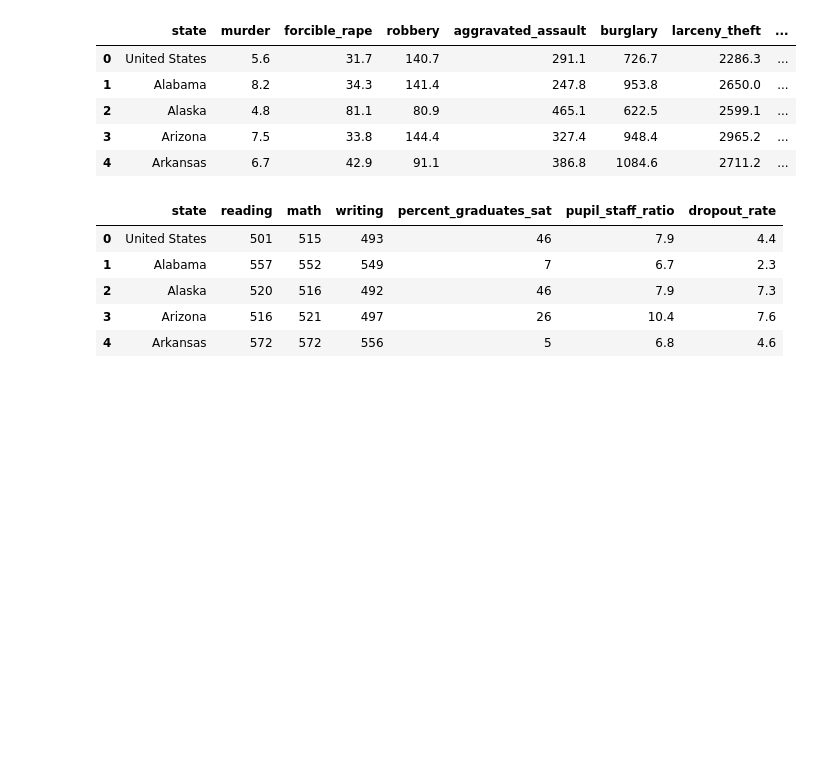
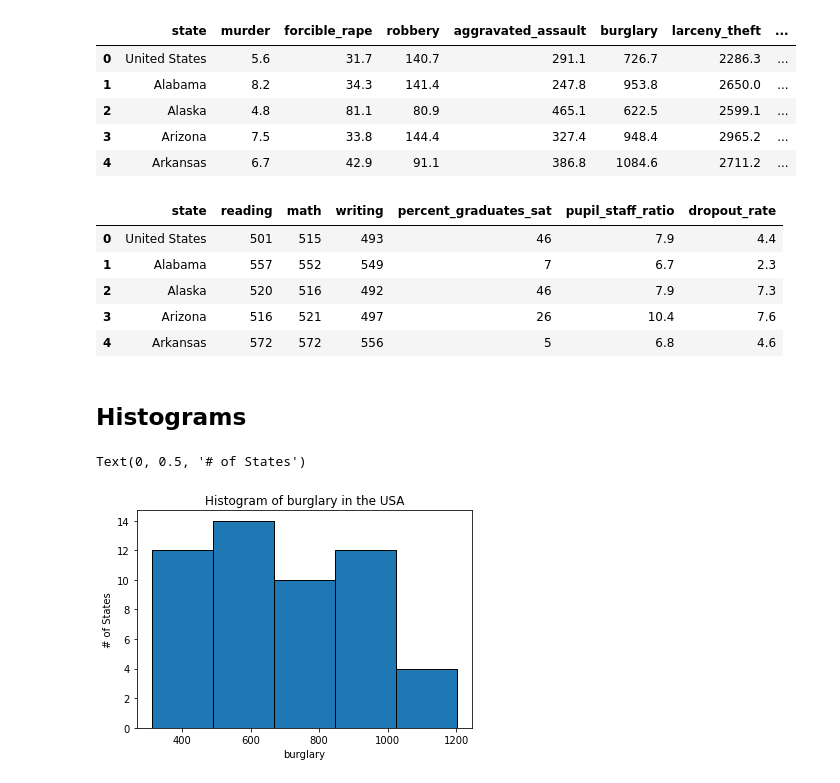
Before and after one commit to samantoz/dsc640-data_presentation, a Jupyter notebook: notebook/ex6.2.ipynb, the cells around one changed output. Saved outputs shown, nothing was run; the diff lists cells and outputs as text; code cells hidden in the pictures; blank space fills up the shorter version.

```diff
--- a/notebook/ex6.2.ipynb
+++ b/notebook/ex6.2.ipynb
@@ -66,8 +66,8 @@ birth_rate.head()
 # %%
 file_path = f"{data_path}\\{csvfiles[1]}"
 # print(file_path)
-crimeratesbystate = pd.read_csv(file_path, sep=',', header=0)
-crimeratesbystate.head()
+crime = pd.read_csv(file_path, sep=',', header=0)
+crime.head()
 # %% [output]
 |  | state | murder | forcible_rape | robbery | aggravated_assault | burglary | larceny_theft | ... |
 | 0 | United States | 5.6 | 31.7 | 140.7 | 291.1 | 726.7 | 2286.3 | ... |
@@ -87,3 +87,14 @@ education.head()
 | 2 | Alaska | 520 | 516 | 492 | 46 | 7.9 | 7.3 |
 | 3 | Arizona | 516 | 521 | 497 | 26 | 10.4 | 7.6 |
 | 4 | Arkansas | 572 | 572 | 556 | 5 | 6.8 | 4.6 |
+# %% [markdown]
+## Histograms
+# %%
+plt.hist(crime.burglary, bins=5, edgecolor="black")
+
+plt.title('Histogram of burglary in the USA')
+plt.xlabel('burglary')
+plt.ylabel('# of States')
+# %% [output]
+Text(0, 0.5, '# of States')
+[figure, added]
```
Also changed, not shown: parts of 5 cells of this notebook, 1 other file.
